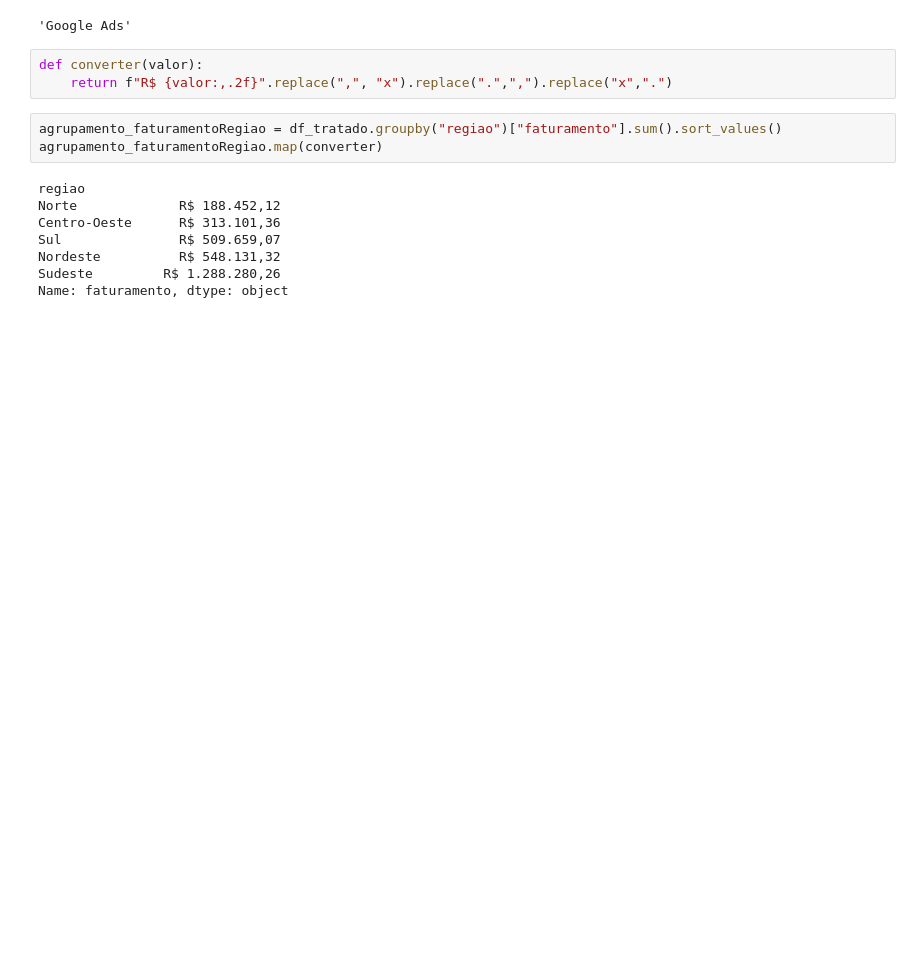
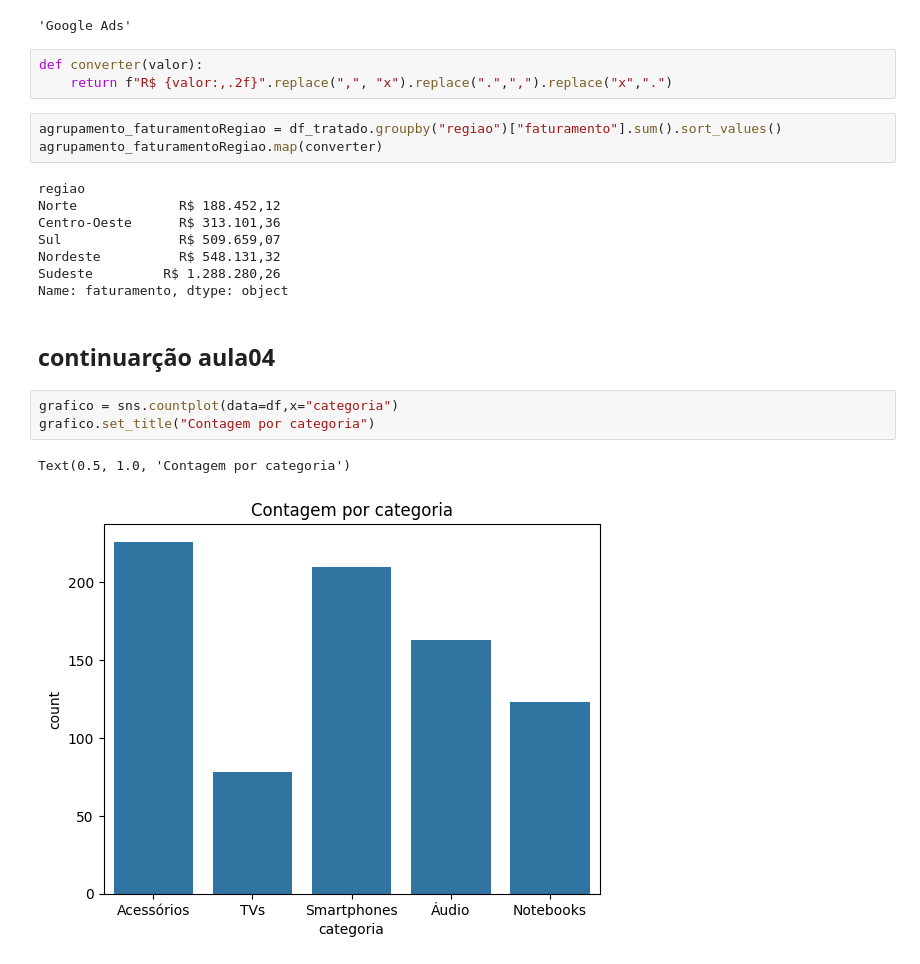
Before and after one commit to IsabellaZamai/TreinamentoDados, a Jupyter notebook: Aula_04.ipynb, the cells around one changed output. Drawn from its saved outputs; the diff is of its cells as text; blank space fills up the shorter version.

Commit message:
feat: adiciona gráficos, heatmap e analises detalhadas

```diff
--- a/Aula_04.ipynb
+++ b/Aula_04.ipynb
@@ -141,4 +138,10 @@ Nordeste          R$ 548.131,32
 Sudeste         R$ 1.288.280,26
 Name: faturamento, dtype: object
 # %% [markdown]
-##
+## continuarção aula04
+# %%
+grafico = sns.countplot(data=df,x="categoria")
+grafico.set_title("Contagem por categoria")
+# %% [output]
+Text(0.5, 1.0, 'Contagem por categoria')
+[figure, added]
```
Also changed, not shown: parts of 11 cells of this notebook, 5 other files.
